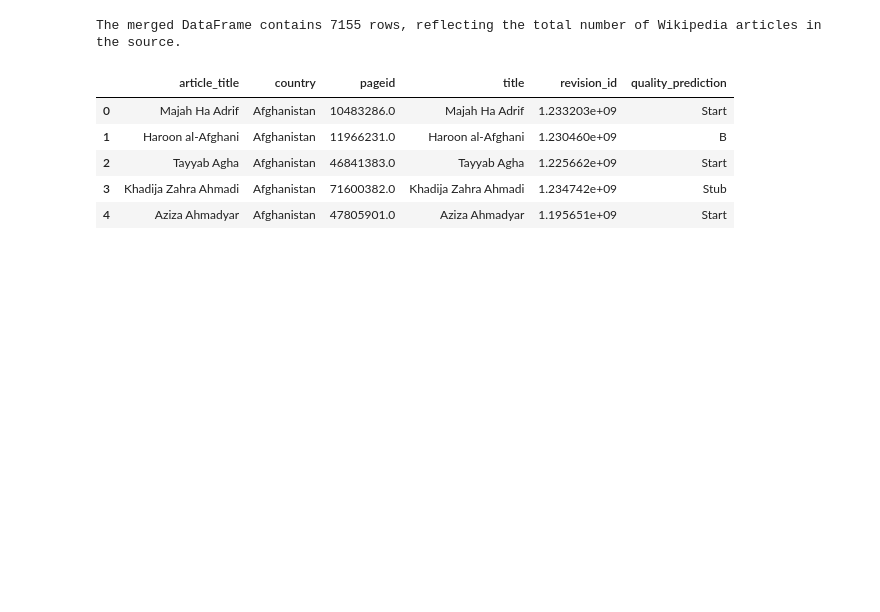
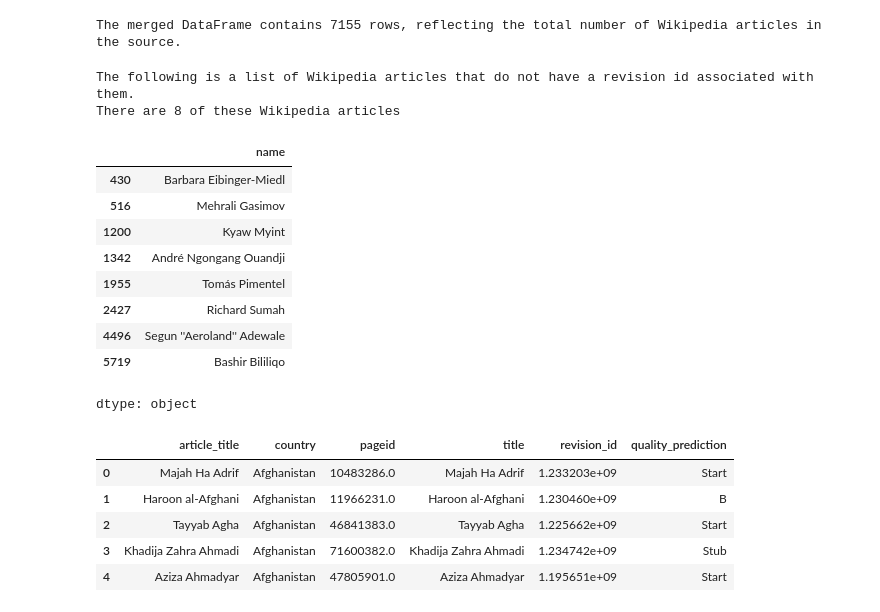
Before and after one commit to navya-eedula-uw/DATA515-Homework-2, a Jupyter notebook: wikipedia_politicians_analysis.ipynb, the cells around one changed output. Drawn from its saved outputs; the diff is of its cells as text; code cells hidden in the pictures; blank space fills up the shorter version.

```diff
--- a/wikipedia_politicians_analysis.ipynb
+++ b/wikipedia_politicians_analysis.ipynb
@@ -625,6 +609,23 @@ merged_df_join_with_source.head()
 print(f"The merged DataFrame contains {len(merged_df_join_with_source)} rows, reflecting the total number of Wikipedia articles in the source.")
 # %% [output]
 The merged DataFrame contains 7155 rows, reflecting the total number of Wikipedia articles in the source.
+# %%
+print("The following is a list of Wikipedia articles that do not have a revision id associated with them.")
+print(f"There are {len(merged_df_join_with_source[merged_df_join_with_source['lastrevid'].isna()]['name'])} of these Wikipedia articles.")
+merged_df_join_with_source[merged_df_join_with_source['lastrevid'].isna()]['name']
+# %% [output]
+The following is a list of Wikipedia articles that do not have a revision id associated with them.
+There are 8 of these Wikipedia articles
+|  | name |
+| 430 | Barbara Eibinger-Miedl |
+| 516 | Mehrali Gasimov |
+| 1200 | Kyaw Myint |
+| 1342 | André Ngongang Ouandji |
+| 1955 | Tomás Pimentel |
+| 2427 | Richard Sumah |
+| 4496 | Segun ''Aeroland'' Adewale |
+| 5719 | Bashir Bililiqo |
+dtype: object
 # %%
 # Perform an inner join between the merged DataFrame containing politician data
 # and the DataFrame with ORES scores based on the 'lastrevid' from the politician data
```
Also changed, not shown: parts of 6 cells of this notebook, 1 other file.
